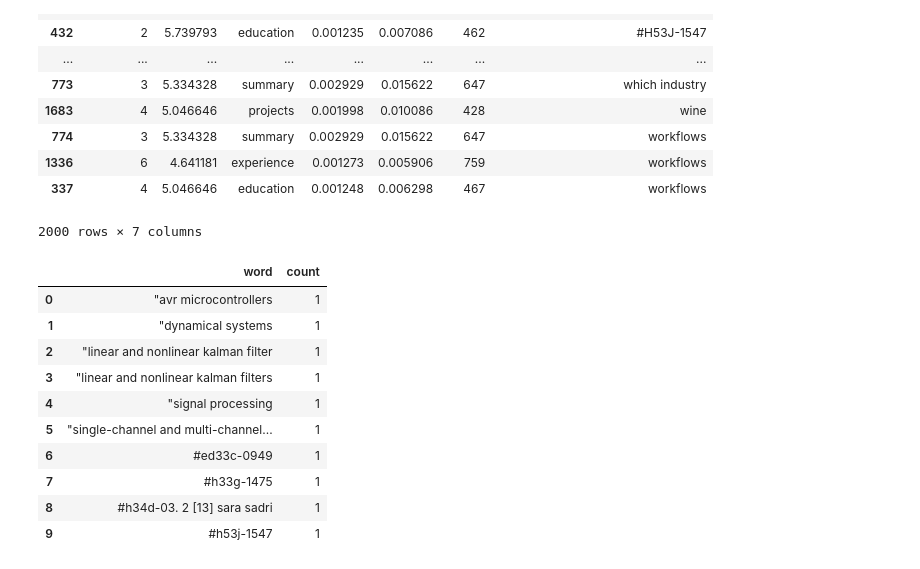
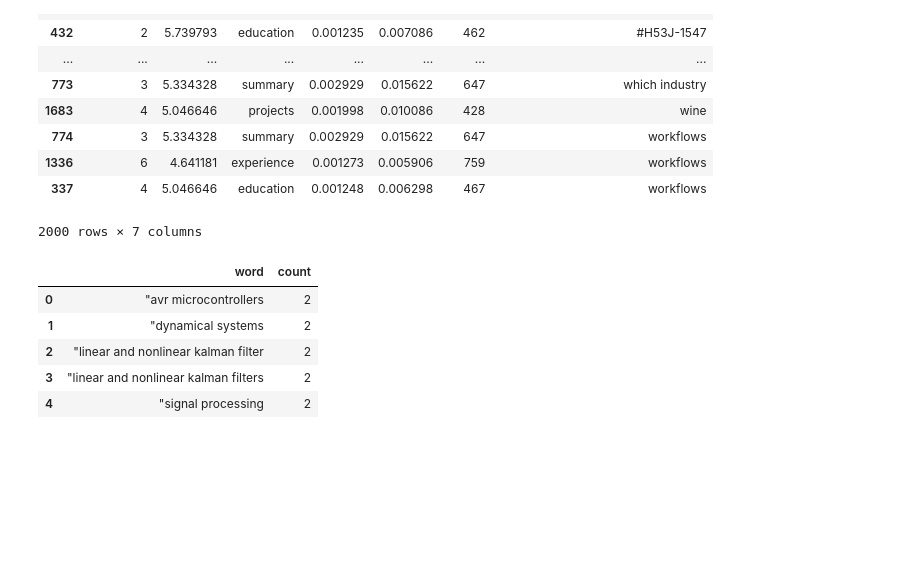
Before and after one commit to data-skeptic/dataskeptic.com, a Jupyter notebook: notebooks/elastic-search-keyword.ipynb, the cells around one changed output. Cells and saved outputs as stored; diff of their text form; code cells hidden in the pictures; blank space fills up the shorter version.

```diff
--- a/notebooks/elastic-search-keyword.ipynb
+++ b/notebooks/elastic-search-keyword.ipynb
@@ -20,7 +41,9 @@ es = ElasticSearch(endpoint, port=443)
+# %%
+comprehend = boto3.client(service_name='comprehend',aws_access_key_id=aws_access_key_id, aws_secret_access_key=aws_secret_access_key,region_name = region)
 # %% [markdown]
 # all dict
 # %%
-d_all = es.search(index_name1, query={
+d_all = es.search(index = index_name1, query={
                                      "query": {"match_all": {}},
                                      "size":  622
                                      })
@@ -415,6 +442,9 @@ for j in range(len(sources)):
 df = pd.concat(dfs)
 df.reset_index(drop=True,inplace = True)
 df= df.sort_values(by=['tf','word'], ascending=[False, True])
+# %%
+pd.options.display.max_columns = 999
+pd.options.display.max_rows = 999
 # %%
 df.sort_values('word')
 # %% [output]
@@ -441,25 +471,20 @@ df2 = df
 # %%
 df2['word'] = [x.lower() for x in df2['word']]
 # %%
-df3 = pd.DataFrame(df2.groupby(['word'])['word'].count())
+df3 = pd.DataFrame(df2.groupby(['word'])['doc_count'].sum())
 # %%
 df3.columns = ['count']
 # %%
 df3 = df3.reset_index()
 # %%
-df3.head(10)
+df3.head()
 # %% [output]
 |  | word | count |
-| 0 | "avr microcontrollers | 1 |
-| 1 | "dynamical systems | 1 |
-| 2 | "linear and nonlinear kalman filter | 1 |
-| 3 | "linear and nonlinear kalman filters | 1 |
-| 4 | "signal processing | 1 |
-| 5 | "single-channel and multi-channel... | 1 |
-| 6 | #ed33c-0949 | 1 |
-| 7 | #h33g-1475 | 1 |
-| 8 | #h34d-03. 2 [13] sara sadri | 1 |
-| 9 | #h53j-1547 | 1 |
+| 0 | "avr microcontrollers | 2 |
+| 1 | "dynamical systems | 2 |
+| 2 | "linear and nonlinear kalman filter | 2 |
+| 3 | "linear and nonlinear kalman filters | 2 |
+| 4 | "signal processing | 2 |
 # %%
 def num_there(s):
     return any(i.isdigit() for i in s)
```
Also changed, not shown: parts of 9 cells of this notebook.
